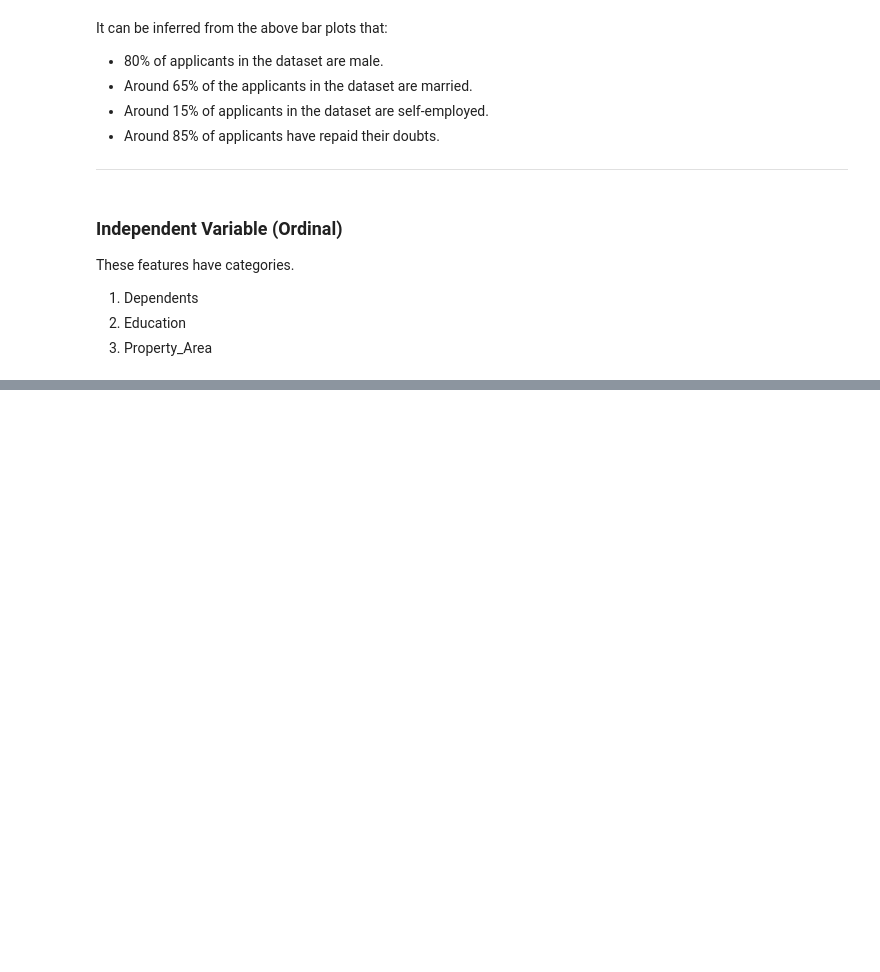
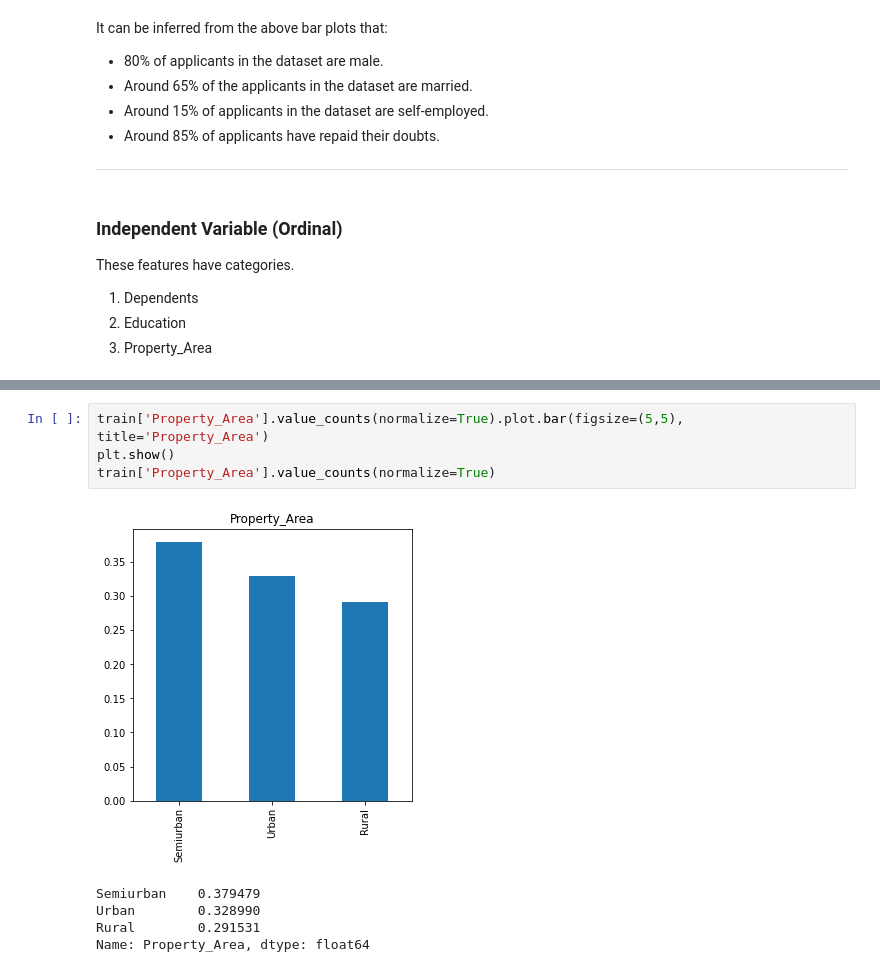
Before and after one commit to farisbashir/loan-eligibility-prediction, a Jupyter notebook: main.ipynb, the cells around one changed output, grey strips where cells are left out. Cells and saved outputs as stored; diff of their text form; blank space fills up the shorter version.

```diff
--- a/main.ipynb
+++ b/main.ipynb
@@ -149,0 +170,10 @@ These features have categories.
+# %%
+train['Property_Area'].value_counts(normalize=True).plot.bar(figsize=(5,5), title='Property_Area')
+plt.show()
+train['Property_Area'].value_counts(normalize=True)
+# %% [output]
+[figure, added]
+Semiurban    0.379479
+Urban        0.328990
+Rural        0.291531
+Name: Property_Area, dtype: float64
```
Also changed, not shown: parts of 12 cells of this notebook.
